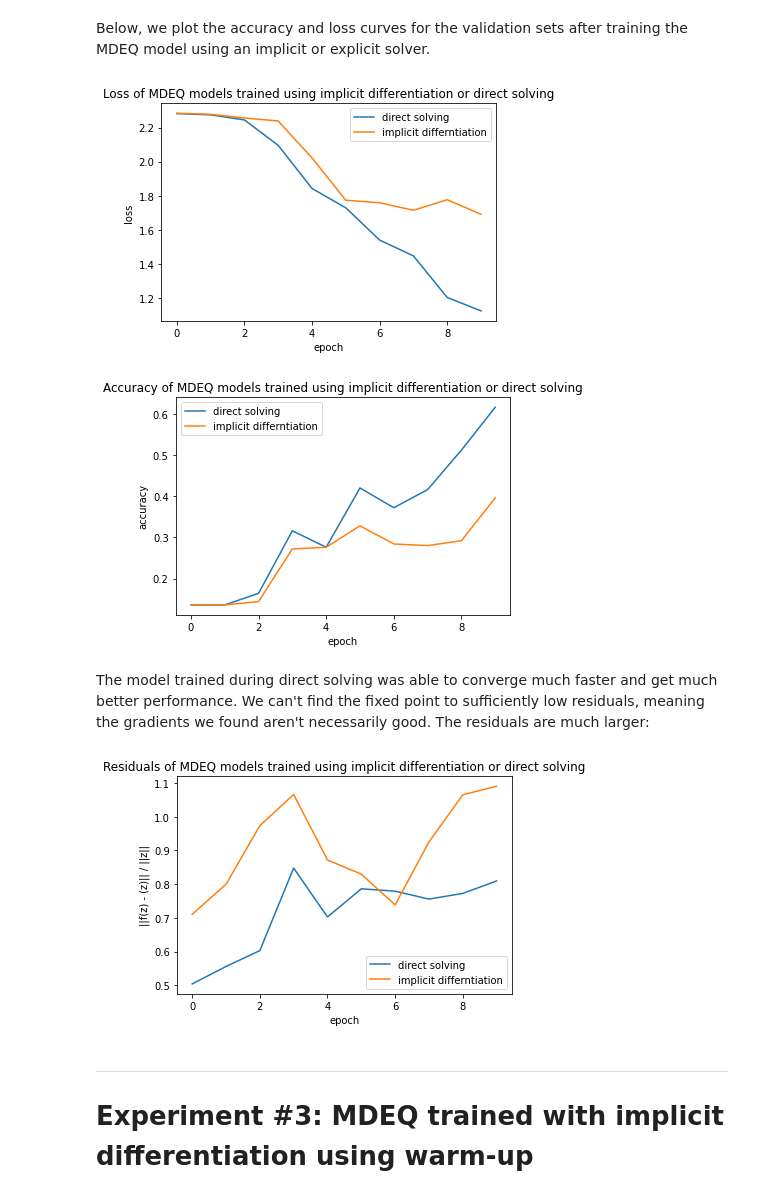
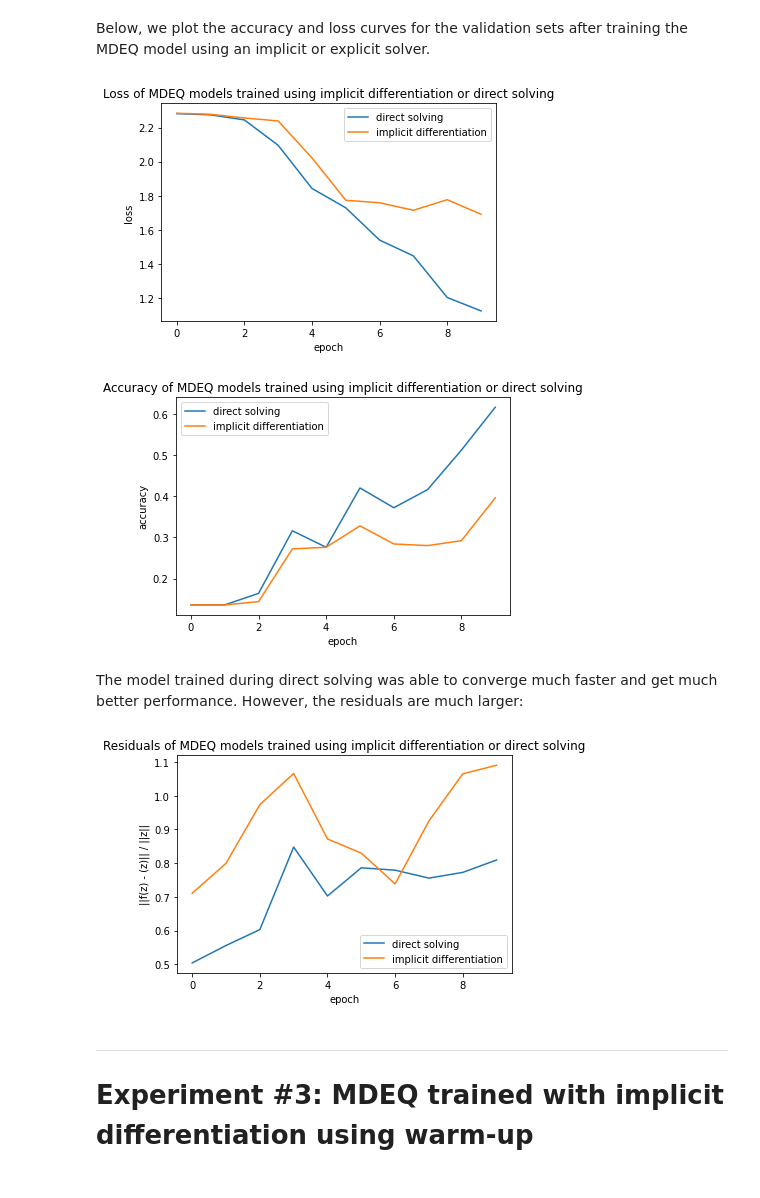
Before and after one commit to adamoyoung/deq-colab, a Jupyter notebook: deq-colab.ipynb, the cells around one changed output. Saved outputs shown, nothing was run; the diff lists cells and outputs as text; code cells hidden in the pictures.

```diff
--- a/deq-colab.ipynb
+++ b/deq-colab.ipynb
@@ -1068,22 +1068,22 @@ Below, we plot the accuracy and loss curves for the validation sets after traini
 # %%
 #@title Loss curves of MDEQ models trained using implicit differentiation or direct solving
 # importing package
 
 # create data
 val_loss_ds = ds_results['val_loss_vals']
 val_loss_broyden = broyden_results['val_loss_vals']
 epochs = np.arange(len(val_loss_broyden))
 
 # plot lines
 plt.plot(epochs, val_loss_ds, label = "direct solving")
-plt.plot(epochs, val_loss_broyden, label = "implicit differntiation")
+plt.plot(epochs, val_loss_broyden, label = "implicit differentiation")
 plt.xlabel("epoch")
 plt.ylabel("loss")
 plt.title("Loss of MDEQ models trained using implicit differentiation or direct solving")
 plt.legend()
 plt.show()
 # %% [output]
-[figure, old version]
+[figure, new version]
 # %%
 #@title Accuracy curves of MDEQ models trained using implicit differentiation or direct solving
 
@@ -1094,16 +1094,16 @@ epochs = np.arange(len(val_loss_broyden))
 
 # plot lines
 plt.plot(epochs, val_acc_ds, label = "direct solving")
-plt.plot(epochs, val_acc_broyden, label = "implicit differntiation")
+plt.plot(epochs, val_acc_broyden, label = "implicit differentiation")
 plt.xlabel("epoch")
 plt.ylabel("accuracy")
 plt.title("Accuracy of MDEQ models trained using implicit differentiation or direct solving")
 plt.legend()
 plt.show()
 # %% [output]
-[figure, old version]
+[figure, new version]
 # %% [markdown]
-The model trained during direct solving was able to converge much faster and get much better performance. We can't find the fixed point to sufficiently low residuals, meaning the gradients we found aren't necessarily good. The residuals are much larger:
+The model trained during direct solving was able to converge much faster and get much better performance. However, the residuals are much larger:
 # %%
 #@title Residual curves of MDEQ models trained using explicit or implicit differentiation
 
@@ -1113,14 +1113,14 @@ val_res_broyden = broyden_results['val_res_vals']
 
 # plot lines
 plt.plot(epochs, val_res_ds, label = "direct solving")
-plt.plot(epochs, val_res_broyden, label = "implicit differntiation")
+plt.plot(epochs, val_res_broyden, label = "implicit differentiation")
 plt.xlabel("epoch")
 plt.ylabel("||f(z) - (z)|| / ||z||")
 plt.title("Residuals of MDEQ models trained using implicit differentiation or direct solving")
 plt.legend()
 plt.show()
 # %% [output]
-[figure, old version]
+[figure, new version]
 # %% [markdown]
 ------------------------------------------------------------------
 # Experiment #3: MDEQ trained with implicit differentiation using warm-up
```
